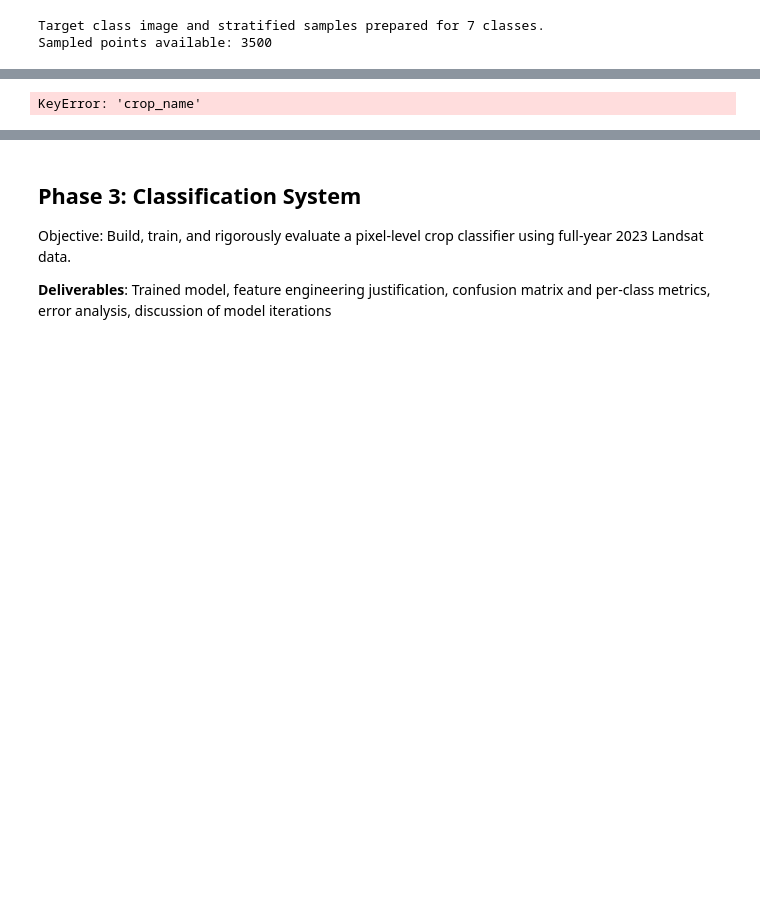
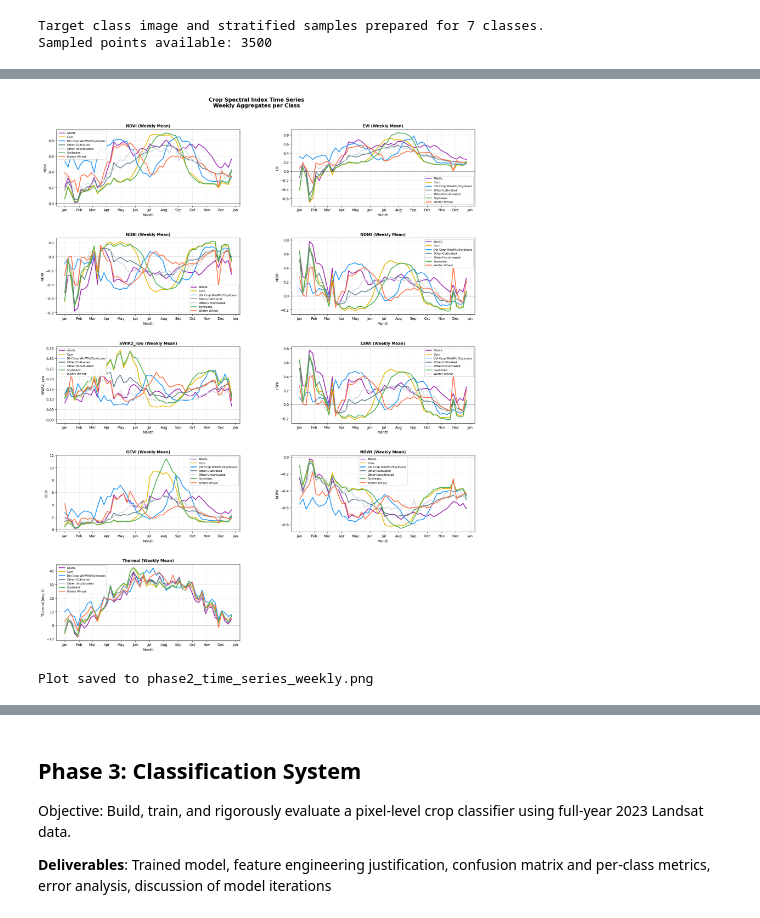
Before and after one commit to Vaibhav-Hariani/ECE414, a Jupyter notebook: Assignment_2.ipynb, the cells around one changed output, grey strips where cells are left out. Saved outputs shown, nothing was run; the diff lists cells and outputs as text; code cells hidden in the pictures; blank space fills up the shorter version.

```diff
--- a/Assignment_2.ipynb
+++ b/Assignment_2.ipynb
@@ -928,10 +821,9 @@ CROP_COLORS = {
     'Other-Cultivated': '#607d8b',
     'Other-Uncultivated': '#cfd8dc',
 }
-# Plot all index bands found in the extraction pipeline.
-INDICES = INDEX_COLS.copy()
-
-# Use crop names that actually exist in the current time-series table.
+# Plot all analysis index bands (Not including the ones we ignored earlier).
+INDICES = ANALYSIS_INDEX_COLS.copy()
+#
 crop_names = sorted(ts_weekly_df['crop_name'].unique().tolist())
 
 # Had some issues with bounds, this cleans those up for GCVI & Thermal
@@ -962,31 +854,32 @@ for ax, index in zip(axes.flat, INDICES):
         values = crop_data[index]
         ax.plot(
             dates,
             values,
             color=CROP_COLORS[crop_name],
             linewidth=2.2,
             label=crop_name,
         )
     ax.axhline(0, color='black', linewidth=0.8, alpha=0.45)
     ax.xaxis.set_major_formatter(mdates.DateFormatter('%b'))
     ax.xaxis.set_major_locator(mdates.MonthLocator())
     plt.setp(ax.get_xticklabels(), rotation=0)
     ax.set_title(f'{index} (Weekly Mean)', fontweight='bold', fontsize=11)
     ax.set_xlabel('Month')
     ax.set_ylabel('Thermal (deg C)' if index == 'Thermal' else index)
 
     ax.legend(fontsize=8, loc='best', framealpha=0.9)
     ax.grid(True, alpha=0.3)
 
 # Hide any unused subplot axes.
 for ax in axes.flat[n_indices:]:
     ax.set_visible(False)
 
 # Increase spacing between panels.
 plt.subplots_adjust(left=0.06, right=0.98, top=0.94, bottom=0.06, wspace=0.28, hspace=0.42)
 
 plt.savefig('phase2_time_series_weekly.png', dpi=150, bbox_inches='tight')
 plt.show()
 print('Plot saved to phase2_time_series_weekly.png')
 # %% [output]
+[figure, added]
-KeyError: 'crop_name'
+Plot saved to phase2_time_series_weekly.png
```
Also changed, not shown: parts of 23 cells of this notebook.
